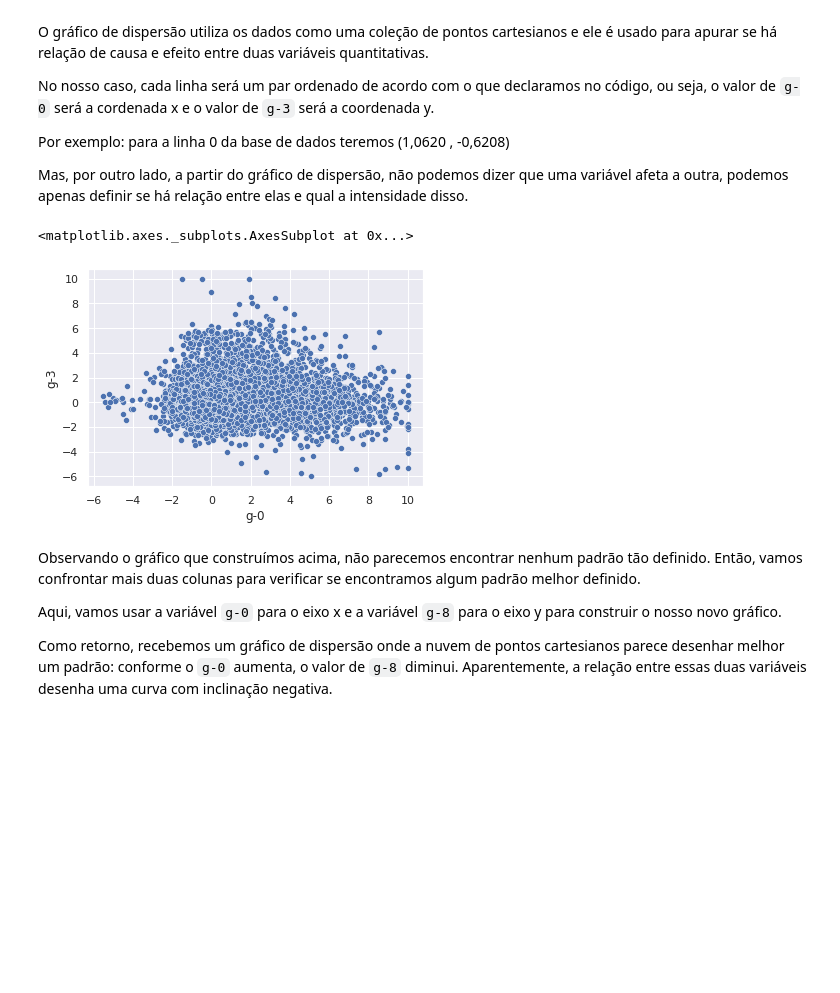
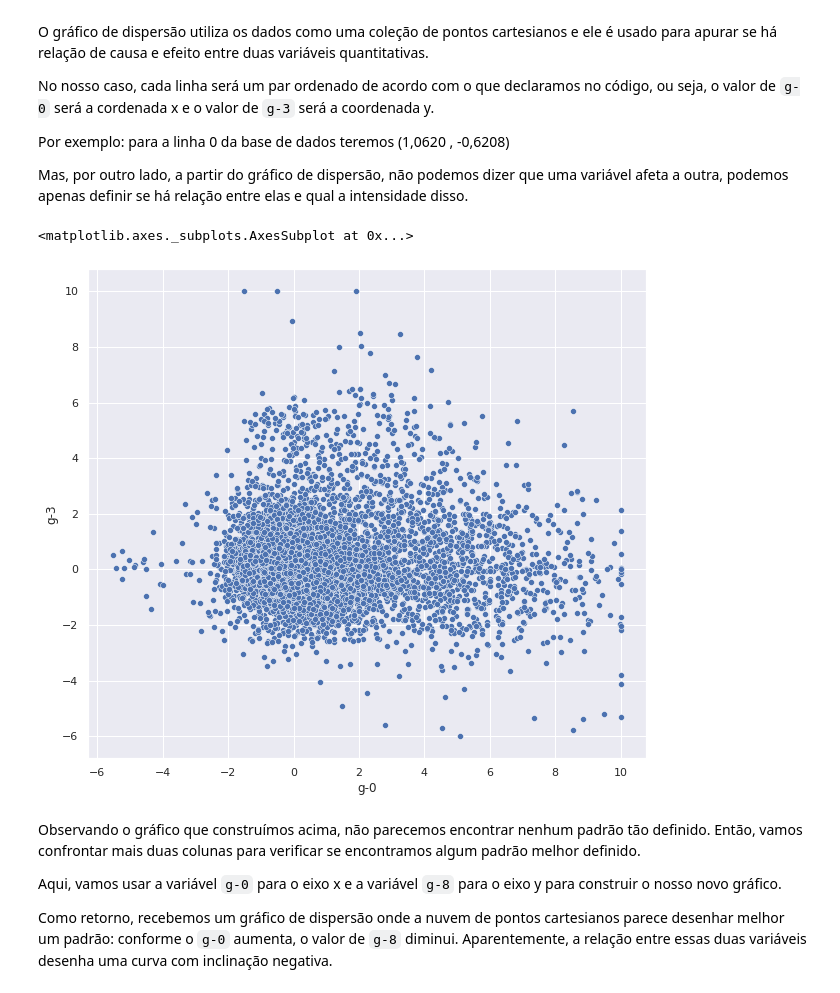
Before and after one commit to ianbs/imersao-data-science-alura, a Jupyter notebook: Aula_03.ipynb, the cells around one changed output. Cells and saved outputs as stored; diff of their text form; code cells hidden in the pictures; blank space fills up the shorter version.

```diff
--- a/Aula_03.ipynb
+++ b/Aula_03.ipynb
@@ -409,10 +409,11 @@ Por exemplo: para a linha 0 da base de dados teremos (1,0620 , -0,6208)
 
 Mas, por outro lado, a partir do gráfico de dispersão, não podemos dizer que uma variável afeta a outra, podemos apenas definir se há relação entre elas e qual a intensidade disso.
 # %%
+plt.figure(figsize=(10,9))
 sns.scatterplot(x='g-0', y = 'g-3', data=dados)
 # %% [output]
 <matplotlib.axes._subplots.AxesSubplot at 0x...>
-[figure, old version]
+[figure, new version]
 # %% [markdown]
 Observando o gráfico que construímos acima, não parecemos encontrar nenhum padrão tão definido. Então, vamos confrontar mais duas colunas para verificar se encontramos algum padrão melhor definido.
 
```
Also changed, not shown: parts of 14 cells of this notebook.
